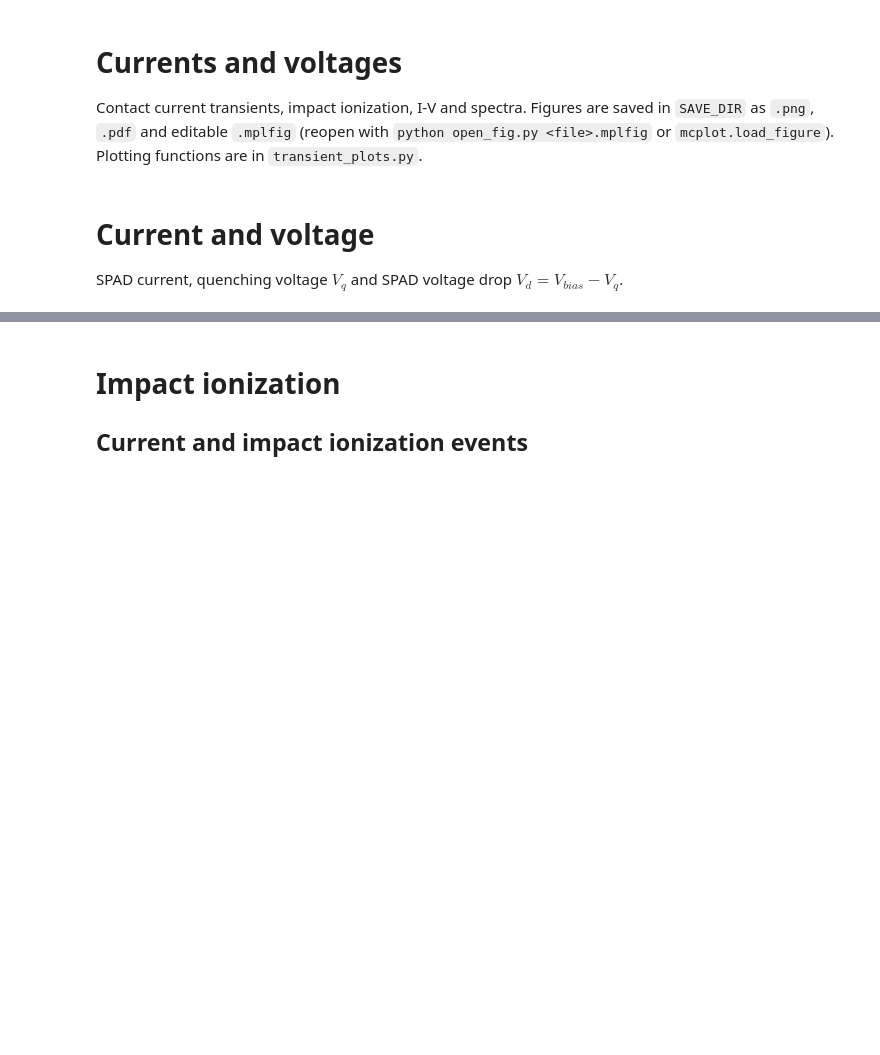
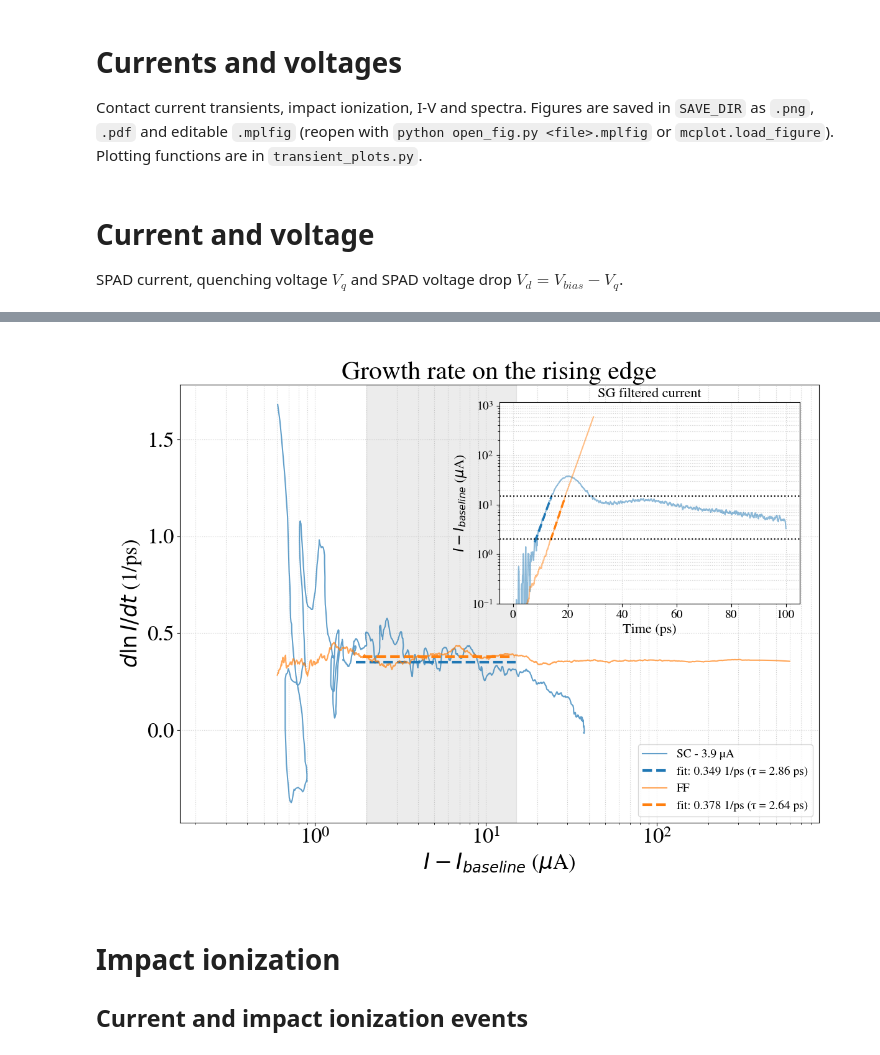
Before and after one commit to Snaffa/Plot, a Jupyter notebook: Currents and voltages.ipynb, the cells around one changed output, grey strips where cells are left out. Drawn from its saved outputs; the diff is of its cells as text; code cells hidden in the pictures; blank space fills up the shorter version.

```diff
--- a/Currents and voltages.ipynb
+++ b/Currents and voltages.ipynb
@@ -51,0 +54,79 @@ plt.show()
+# %%
+base_path = "/home/angelo/server/csmhome2/amudano/MonteCarlo/DEMC/SPAD_FBK_v2/quasi_1D"
+folder_list = ["CONTINUE/deep_implant_1.0/1SC/quenching--37.00V_inj_on_top","FF/deep_implant_1.0/breakdown--37.00V-s35"]
+label_list = ["SC","FF","1.1","1.2"]
+# %%
+plt.close("all")
+from scipy.signal import savgol_filter
+
+# Growth-rate comparison. Each current is Savitzky-Golay filtered, its baseline is subtracted and
+# ln(I) is fitted with a line on the rising edge (up to the peak) where t is in the curve's time
+# window and I - baseline is in I_win. Keys of the dicts = labels in label_list; labels not in
+# the dicts use baseline None and t_win_default.
+baseline = {"SC": None, "FF": 0.0}  # A; None: mean of the current for t < t_base
+t_base = 5.0  # ps
+t_win = {"SC": (5.0, 100.0), "FF": (5.0, 100.0)}  # ps
+t_win_default = (0.0, np.inf)  # ps
+I_win = (2e-6, 15e-6)  # A, on the baseline-subtracted current
+sg_window = 1.0  # ps, filter of the current (converted to an odd number of samples)
+sg_window_rate = 3.0  # ps, filter used for the instantaneous growth rate d(ln I)/dt
+sg_order = 3
+inset_bounds = (0.5, 0.5, 0.47, 0.46)  # filtered current inset: x0, y0, width, height (axes fraction)
+
+
+def sg_samples(window_ps, dt):
+    return max(int(round(window_ps / dt)) | 1, sg_order + 2)
+
+
+fig, ax_r = plt.subplots(figsize=(12, 9))
+ax_i = ax_r.inset_axes(inset_bounds)
+for (folder, lab), color in zip(zip(folder_list, label_list), plt.cm.tab10.colors):
+    r = tp.read_transient(base_path, folder, contact="ncontact")
+    t = r.t * 1e12  # ps
+    dt = np.median(np.diff(t))
+    I_bg = baseline.get(lab)
+    if I_bg is None:
+        I_bg = r.current[t < t_base].mean()
+    I = savgol_filter(r.current, sg_samples(sg_window, dt), sg_order) - I_bg
+    w_rate = sg_samples(sg_window_rate, dt)
+    I_rate = savgol_filter(r.current, w_rate, sg_order) - I_bg
+    rate = savgol_filter(r.current, w_rate, sg_order, deriv=1, delta=dt) / I_rate  # 1/ps
+
+    t0, t1 = t_win.get(lab, t_win_default)
+    in_t = (t >= t0) & (t <= t1)
+    rising = in_t & (np.arange(len(t)) <= np.argmax(np.where(in_t, I, -np.inf)))
+    fit = rising & (I >= I_win[0]) & (I <= I_win[1])
+
+    lab_bg = f"{lab} - {I_bg * 1e6:.2g} µA" if I_bg else lab
+    ax_i.semilogy(t, np.where(I > 0, I, np.nan) * 1e6, color=color, alpha=0.5)
+    show_rate = rising & (I_rate > 0.3 * I_win[0])
+    ax_r.semilogx(I_rate[show_rate] * 1e6, rate[show_rate], color=color, alpha=0.7, label=lab_bg)
+    if fit.sum() < 2:
+        print(f"{lab}: fewer than 2 points in the window, no fit")
+        continue
+    slope, intercept = np.polyfit(t[fit], np.log(I[fit]), 1)
+    t_fit = t[fit][[0, -1]]
+    ax_i.semilogy(t_fit, np.exp(slope * t_fit + intercept) * 1e6, "--", color=color, linewidth=2.5)
+    ax_r.hlines(slope, *(np.exp(slope * t_fit + intercept) * 1e6), color=color, linestyle="--", linewidth=3,
+                label=f"fit: {slope:.3f} 1/ps (τ = {1 / slope:.2f} ps)")
+    print(f"{lab}: baseline {I_bg * 1e6:.3g} µA, {fit.sum()} points in [{t_fit[0]:.2f}, {t_fit[1]:.2f}] ps "
+          f"-> growth rate {slope:.4f} 1/ps, tau = {1 / slope:.3f} ps")
+
+for I_lim in I_win:
+    ax_i.axhline(I_lim * 1e6, color="k", linestyle=":")
+ax_r.axvspan(I_win[0] * 1e6, I_win[1] * 1e6, color="grey", alpha=0.15)
+ax_i.set_xlabel("Time (ps)", fontsize=16)
+ax_i.set_ylabel(r"$I - I_{baseline}$ ($\mu$A)", fontsize=16)
+ax_i.set_title("SG filtered current", fontsize=16)
+ax_i.tick_params(labelsize=14)
+ax_i.set_ylim(bottom=0.05 * I_win[0] * 1e6)  # hide the noise of the baseline-subtracted current
+ax_i.grid(True, which="both", linestyle=":", alpha=0.6)
+ax_r.set_xlabel(r"$I - I_{baseline}$ ($\mu$A)")
+ax_r.set_ylabel(r"$d\ln I/dt$ (1/ps)")
+ax_r.set_title("Growth rate on the rising edge")
+ax_r.grid(True, which="both", linestyle=":", alpha=0.6)
+ax_r.legend(fontsize=14, loc="lower right")
+fig.tight_layout()
+save(fig, "growth_rate_comparison")
+plt.show()
+# %% [output]
@@ -52,3 +135,4 @@ plt.show()
+[figure, added]
 # %% [markdown]
 # Impact ionization
 ## Current and impact ionization events
```
Also changed, not shown: parts of 5 cells of this notebook, 1 other file.
